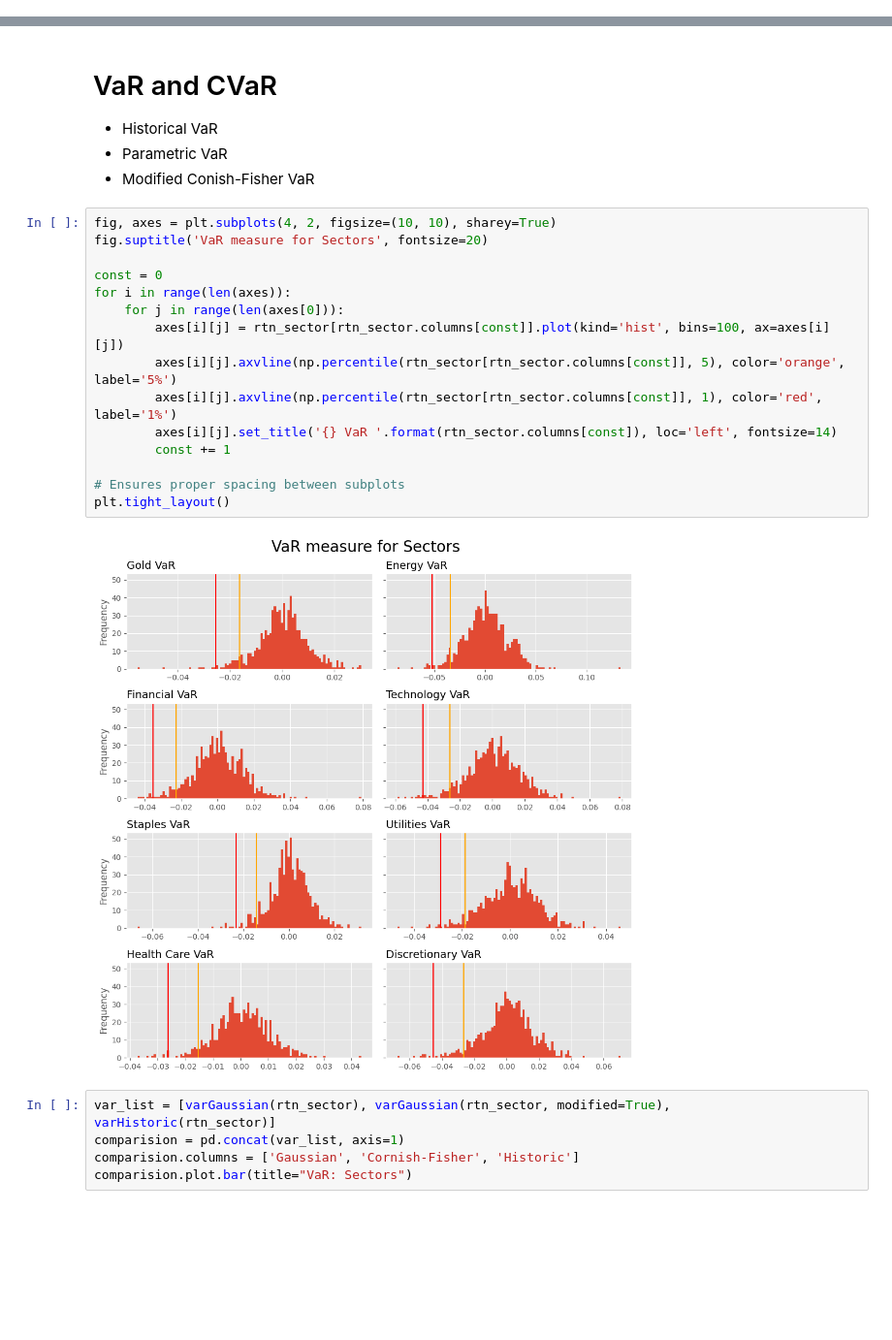
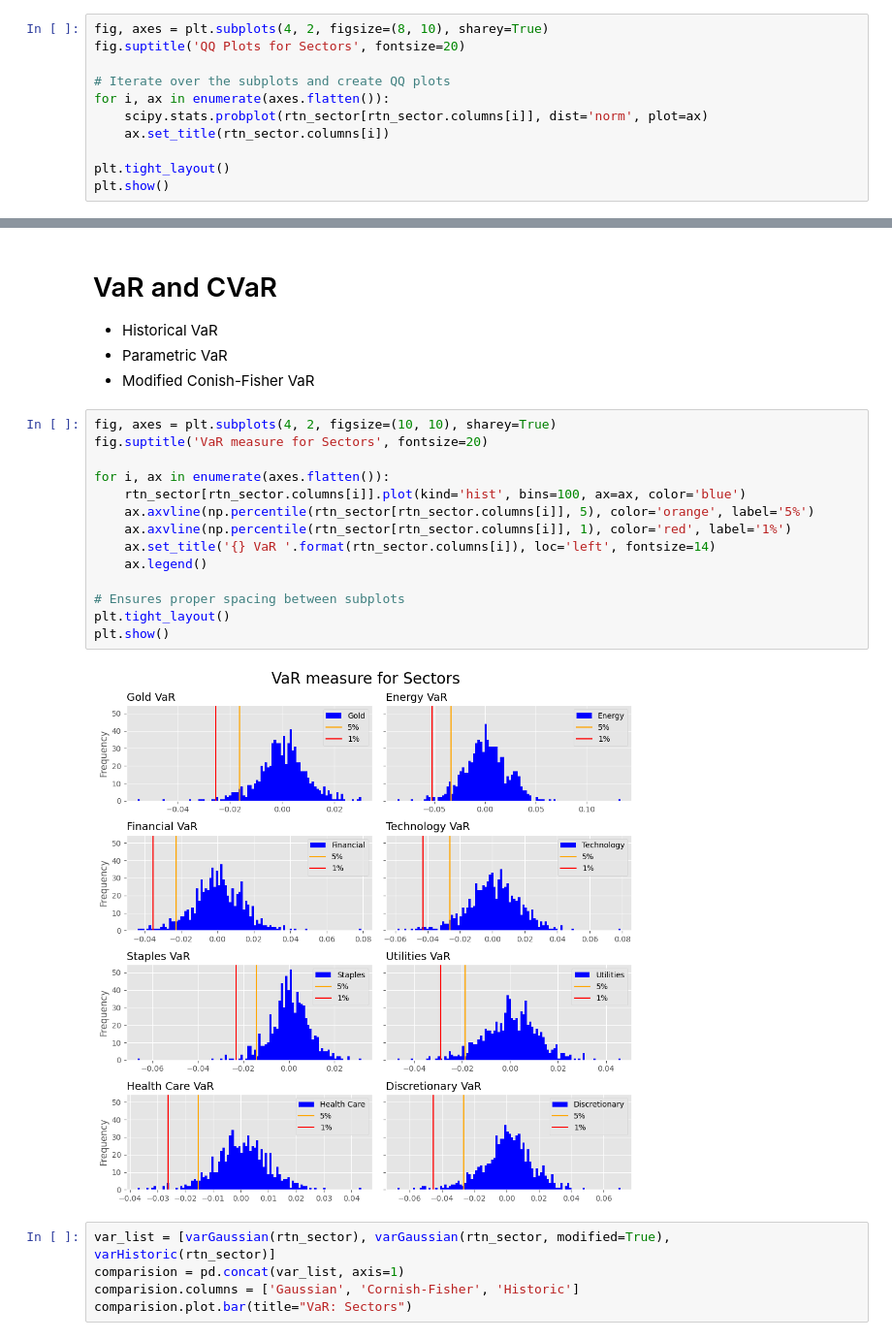
Before and after one commit to HyunminHong/MPT, a Jupyter notebook: Sector_Portfolio.ipynb, the cells around one changed output, grey strips where cells are left out. Shown at 97% size. Drawn from its saved outputs; the diff is of its cells as text; blank space fills up the shorter version.

```diff
--- a/Sector_Portfolio.ipynb
+++ b/Sector_Portfolio.ipynb
@@ -413,3 +429,14 @@ Utilities        False
 Health Care      False
 Discretionary    False
 dtype: bool
+# %%
+fig, axes = plt.subplots(4, 2, figsize=(8, 10), sharey=True)
+fig.suptitle('QQ Plots for Sectors', fontsize=20)
+
+# Iterate over the subplots and create QQ plots
+for i, ax in enumerate(axes.flatten()):
+    scipy.stats.probplot(rtn_sector[rtn_sector.columns[i]], dist='norm', plot=ax)
+    ax.set_title(rtn_sector.columns[i])
+
+plt.tight_layout()
+plt.show()
@@ -422,20 +453,19 @@ dtype: bool
 # %%
 fig, axes = plt.subplots(4, 2, figsize=(10, 10), sharey=True)
 fig.suptitle('VaR measure for Sectors', fontsize=20)
 
-const = 0
-for i in range(len(axes)):
-    for j in range(len(axes[0])):
-        axes[i][j] = rtn_sector[rtn_sector.columns[const]].plot(kind='hist', bins=100, ax=axes[i][j])
-        axes[i][j].axvline(np.percentile(rtn_sector[rtn_sector.columns[const]], 5), color='orange', label='5%')
-        axes[i][j].axvline(np.percentile(rtn_sector[rtn_sector.columns[const]], 1), color='red', label='1%')
-        axes[i][j].set_title('{} VaR '.format(rtn_sector.columns[const]), loc='left', fontsize=14)
-        const += 1
+for i, ax in enumerate(axes.flatten()):
+    rtn_sector[rtn_sector.columns[i]].plot(kind='hist', bins=100, ax=ax, color='blue')
+    ax.axvline(np.percentile(rtn_sector[rtn_sector.columns[i]], 5), color='orange', label='5%')
+    ax.axvline(np.percentile(rtn_sector[rtn_sector.columns[i]], 1), color='red', label='1%')
+    ax.set_title('{} VaR '.format(rtn_sector.columns[i]), loc='left', fontsize=14)
+    ax.legend()
 
 # Ensures proper spacing between subplots
 plt.tight_layout()
+plt.show()
 # %% [output]
-[figure, old version]
+[figure, new version]
 # %%
 var_list = [varGaussian(rtn_sector), varGaussian(rtn_sector, modified=True), varHistoric(rtn_sector)]
 comparision = pd.concat(var_list, axis=1)
```
Also changed, not shown: parts of 18 cells of this notebook.
